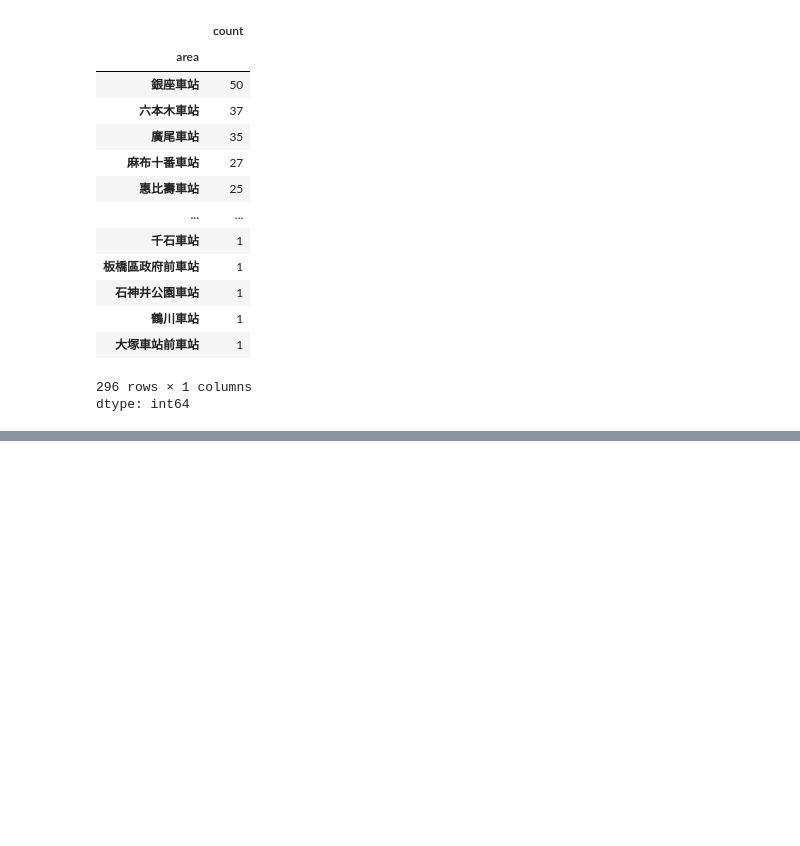
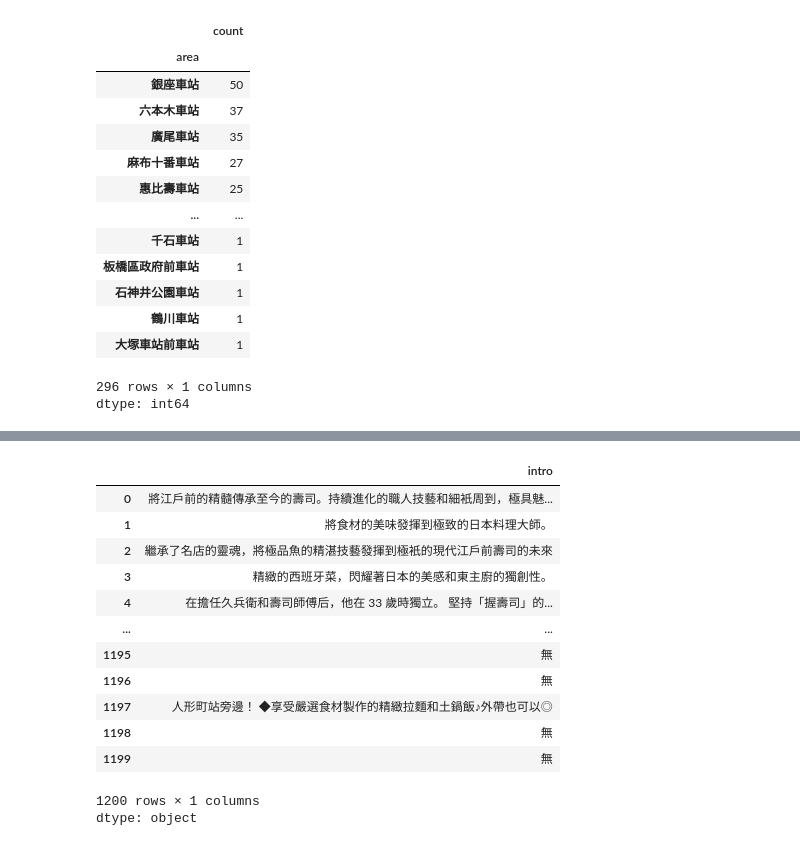
Before and after one commit to LiShun522/tibame_1224, a Jupyter notebook: 250113_pandas.ipynb, the cells around one changed output, grey strips where cells are left out. Saved outputs shown, nothing was run; the diff lists cells and outputs as text; code cells hidden in the pictures; blank space fills up the shorter version.

```diff
--- a/250113_pandas.ipynb
+++ b/250113_pandas.ipynb
@@ -360,0 +385,18 @@ df[fil]
+# %%
+
+df["intro"]
+# %% [output]
+|  | intro |
+| 0 | 將江戶前的精髓傳承至今的壽司。持續進化的職人技藝和細衹周到，極具魅... |
+| 1 | 將食材的美味發揮到極致的日本料理大師。 |
+| 2 | 繼承了名店的靈魂，將極品魚的精湛技藝發揮到極衹的現代江戶前壽司的未來 |
+| 3 | 精緻的西班牙菜，閃耀著日本的美感和東主廚的獨創性。 |
+| 4 | 在擔任久兵衛和壽司師傅后，他在 33 歲時獨立。 堅持「握壽司」的... |
+| ... | ... |
+| 1195 | 無 |
+| 1196 | 無 |
+| 1197 | 人形町站旁邊！ ◆享受嚴選食材製作的精緻拉麵和土鍋飯♪外帶也可以◎ |
+| 1198 | 無 |
+| 1199 | 無 |
+1200 rows × 1 columns
+dtype: object
```
Also changed, not shown: parts of 5 cells of this notebook.
